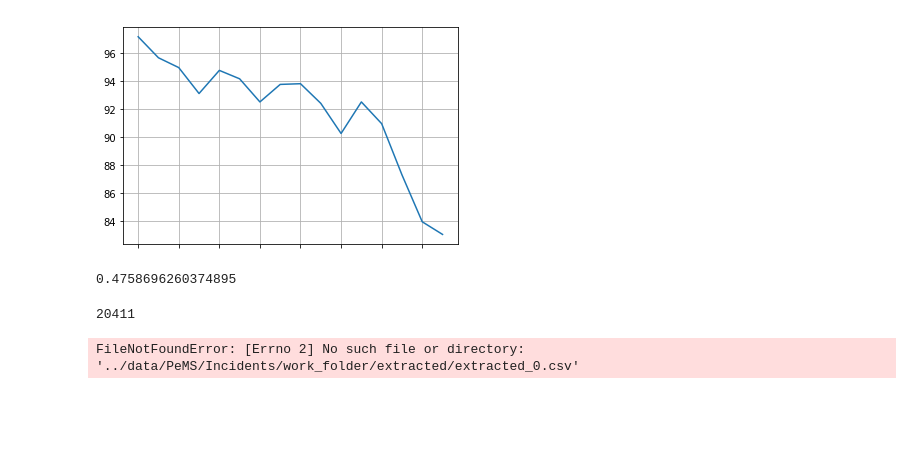
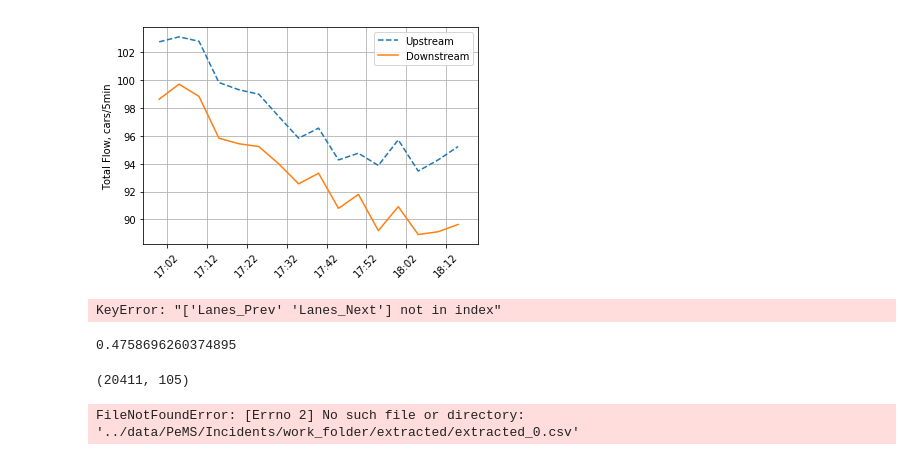
Before and after one commit to frolovconst/TC_w_ML, a Jupyter notebook: incidents_touch/accident_window_detection.ipynb, the cells around one changed output. Saved outputs shown, nothing was run; the diff lists cells and outputs as text; code cells hidden in the pictures; blank space fills up the shorter version.

```diff
--- a/incidents_touch/accident_window_detection.ipynb
+++ b/incidents_touch/accident_window_detection.ipynb
@@ -26,16 +28,31 @@ accdnt_free_windows = pd.read_csv('../data/PeMS/Incidents/work_folder/year_accdn
 # accdnt_free_windows['IncidentID'] = 0
 # %%
 accdnt_free_windows['y'] = 0
-# %%
-def plot_window(data, chrct = 'Total Flow'):
-
-#     cols = [col for col in data.columns if chrct in col]
-    cols = [col for col in data.index if chrct in col]
-    data[cols].plot()
-    plt.grid()
-    plt.show()
+# %%
+def plot_window(data, chrct = 'Total Flow'):
+    formatter = DateFormatter('%H:%M')
+
+    times = pd.date_range(start=data.Timestamp - dt.timedelta(minutes=40), periods=16, freq='300s')
+    x_min = times[0] - dt.timedelta(minutes=4)
+    x_max = times[-1] + dt.timedelta(minutes=5)
+#     cols = [col for col in data.columns if chrct in col]
+    cols = [col for col in data.index if chrct in col and 'Next' not in col]
+    n_cols = [col for col in data.index if chrct in col and 'Next' in col]
+#     data[cols].plot(linestyle='--', label = 'Upstream')
+#     data[n_cols].plot(label = 'Downstream')
+    plt.plot(times, data[cols].as_matrix(), linestyle='--', label = 'Upstream')
+    plt.plot(times, data[n_cols].as_matrix(), label = 'Downstream')
+#     plt.axvline(data.Timestamp)
+    plt.grid()
+    plt.legend()
+    plt.ylabel(chrct + ', cars/5min')
+    plt.xticks(rotation=45)
+    plt.gcf().axes[0].xaxis.set_major_formatter(formatter)
+    plt.xlim(x_min, x_max)
+    plt.savefig('window.png', lw=4, dpi=600)
+    plt.show()
 # %%
-plot_window(accdnt_free_windows.iloc[86])
+plot_window(accdnt_free_windows.iloc[178])
 # %% [output]
-[figure, old version]
+[figure, new version]
 # %%
@@ -69,8 +94,12 @@ common_cols = ['Timestamp', 'IncidentID', 'Latitude', 'Longitude', 'Avg Occupanc
+# %%
+dataset = pd.concat((accdnt_windows[common_cols], accdnt_free_windows[common_cols]), axis=0).reset_index(drop=True)
+# %% [output]
+KeyError: "['Lanes_Prev' 'Lanes_Next'] not in index"
 # %%
 dataset[dataset.y==1].shape[0]/dataset.shape[0]
 # %% [output]
 0.4758696260374895
 # %%
-dataset[dataset.y==1].shape[0]
+dataset[dataset.y==1].shape
 # %% [output]
-20411
+(20411, 105)
```
Also changed, not shown: parts of 64 cells of this notebook, 2 other files.
